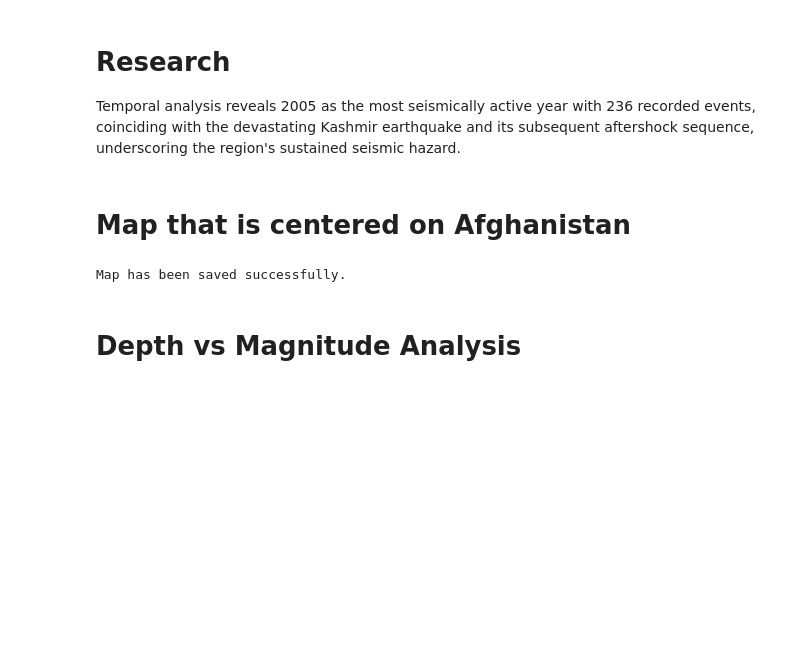
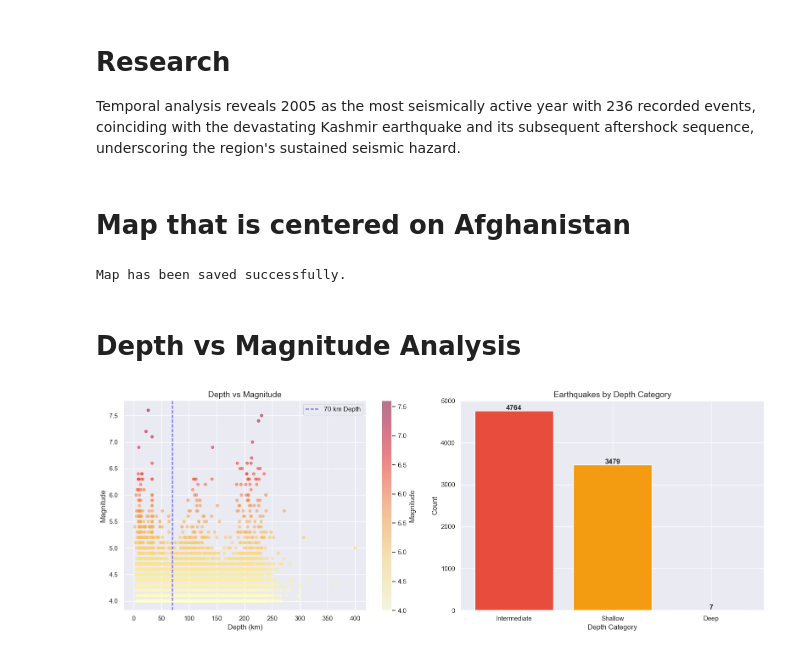
Before and after one commit to tahmina-07/earthquake-risk-afghanistan, a Jupyter notebook: notebooks/02_exploratory_analysis.ipynb, the cells around one changed output. Drawn from its saved outputs; the diff is of its cells as text; code cells hidden in the pictures; blank space fills up the shorter version.

```diff
--- a/notebooks/02_exploratory_analysis.ipynb
+++ b/notebooks/02_exploratory_analysis.ipynb
@@ -142,17 +141,44 @@ Map has been saved successfully.
 # %%
 fig, axes = plt.subplots(1, 2, figsize=(16, 6))
 
 scatter = axes[0].scatter(
     df['depth'],
     df['mag'],
     c=df['mag'],
     cmap='YlOrRd',
-    alpha=0.5
+    alpha=0.5,
     s=20
 )
 plt.colorbar(scatter, ax=axes[0], label='Magnitude')
 axes[0].set_title('Depth vs Magnitude', fontsize=14)
 axes[0].set_xlabel('Depth (km)', fontsize=12)
 axes[0].set_ylabel('Magnitude', fontsize=12)
 axes[0].axvline(x=70, color='blue', linestyle='--', label='70 km Depth', alpha=0.7)
 axes[0].legend()
+
+
+depth_bins = [0, 70, 300, 800]
+depth_labels = ['Shallow', 'Intermediate', 'Deep']
+
+df['depth_category'] = pd.cut(df['depth'], bins=depth_bins, labels=depth_labels, right=False)
+
+
+depth_counts = df['depth_category'].value_counts()
+# Count how many earthquakes are in each category
+
+
+# Draw the bar chart
+colors = ['#e74c3c', '#f39c12', '#3498db']  # red, orange, blue
+axes[1].bar(depth_counts.index, depth_counts.values, color=colors)
+axes[1].set_title('Earthquakes by Depth Category', fontsize=14)
+axes[1].set_xlabel('Depth Category')
+axes[1].set_ylabel('Count')
+
+# Add the exact number on top of each bar
+for i, (val, label) in enumerate(zip(depth_counts.values, depth_counts.index)):
+    axes[1].text(i, val + 20, str(val), ha='center', fontweight='bold')
+plt.tight_layout()
+plt.savefig('/Users/tahminasahar/earthquake-risk-afghanistan/data/depth_analysis.png', dpi=150)
+plt.show()
+# %% [output]
+[figure, added]
```
Also changed, not shown: parts of 2 cells of this notebook.
